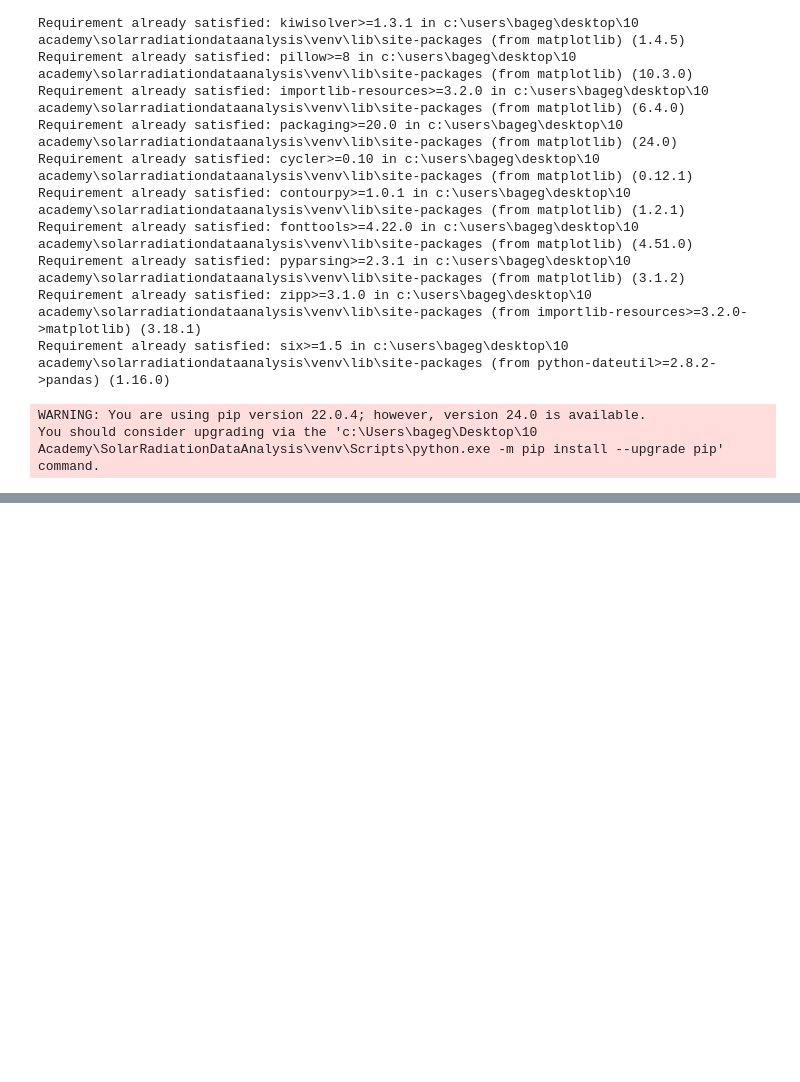
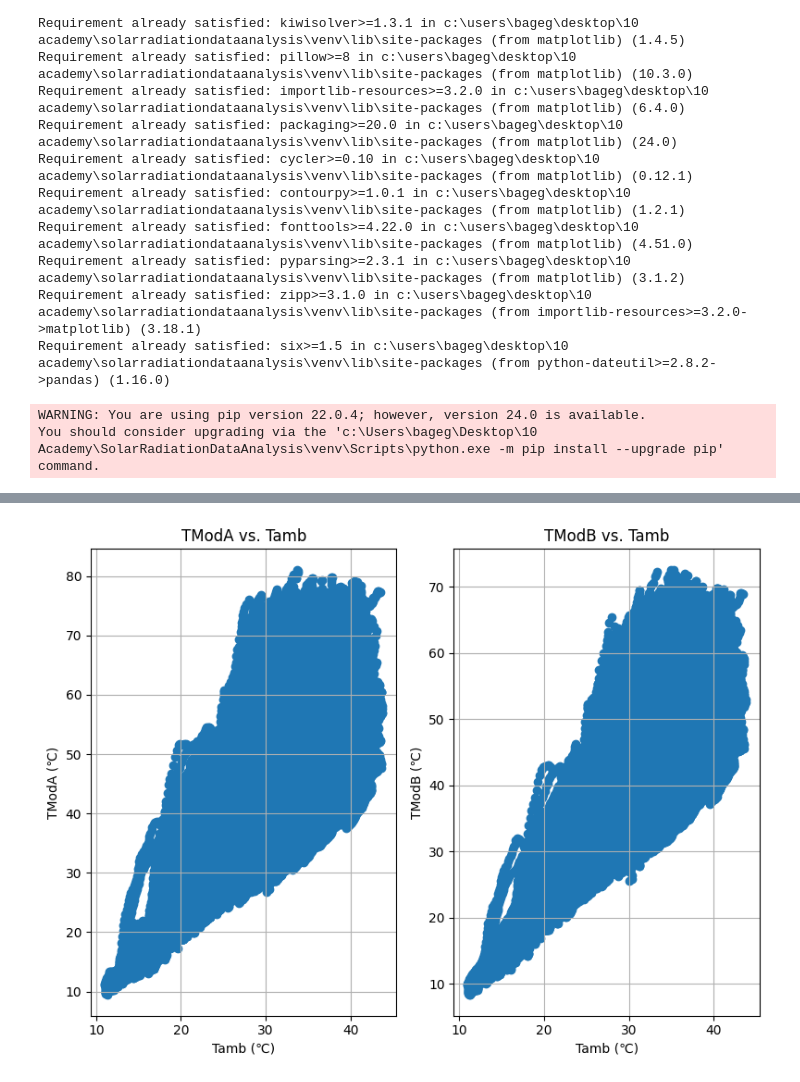
Before and after one commit to mihretgold/SolarRadiationDataAnalysis, a Jupyter notebook: src/notebooks/analysis_notebook.ipynb, the cells around one changed output, grey strips where cells are left out. Saved outputs shown, nothing was run; the diff lists cells and outputs as text; code cells hidden in the pictures; blank space fills up the shorter version.

```diff
--- a/src/notebooks/analysis_notebook.ipynb
+++ b/src/notebooks/analysis_notebook.ipynb
@@ -241,0 +296,19 @@ plt.show()
+# %%
+plt.figure(figsize=(8, 6))
+plt.subplot(121)
+plt.scatter(df['Tamb'], df['TModA'])
+plt.xlabel('Tamb (℃)')
+plt.ylabel('TModA (℃)')
+plt.title('TModA vs. Tamb')
+plt.grid(True)
+
+plt.subplot(122)
+plt.scatter(df['Tamb'], df['TModB'])
+plt.xlabel('Tamb (℃)')
+plt.ylabel('TModB (℃)')
+plt.title('TModB vs. Tamb')
+plt.grid(True)
+plt.tight_layout()
+plt.show()
+# %% [output]
+[figure, added]
```
Also changed, not shown: parts of 40 cells of this notebook.
